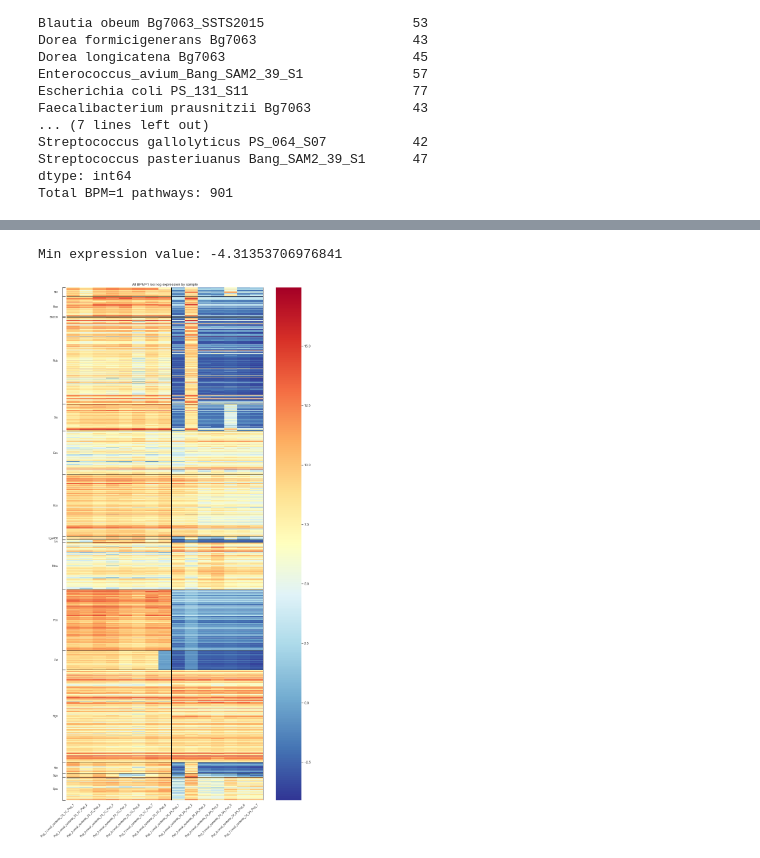
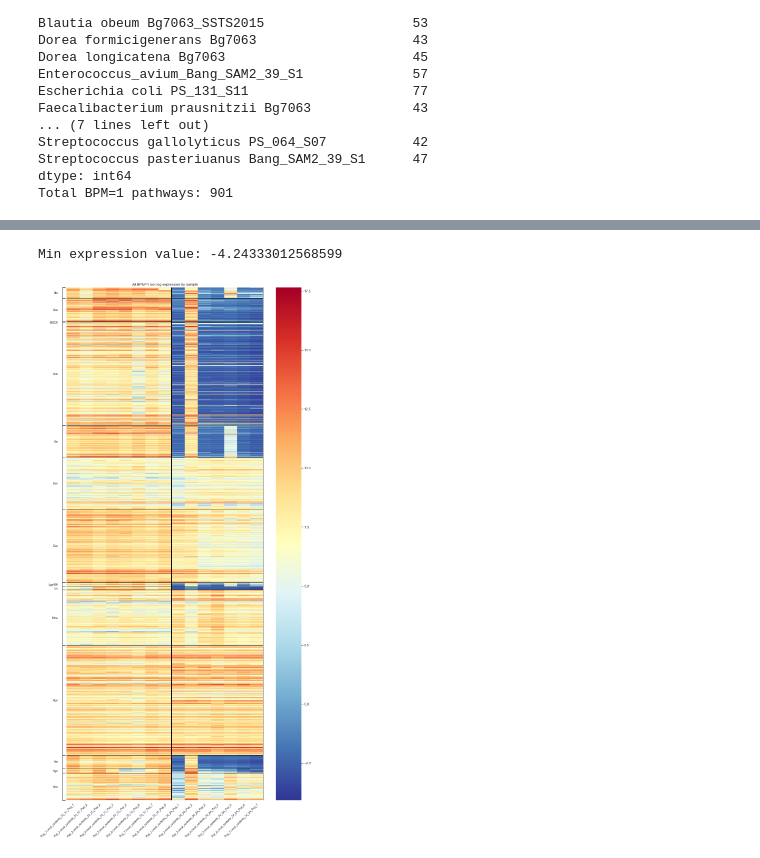
Before and after one commit to evanmlee/GordonLab, a Jupyter notebook: HOSVD_BPM_processing.ipynb, the cells around one changed output, grey strips where cells are left out. Drawn from its saved outputs; the diff is of its cells as text; code cells hidden in the pictures.

```diff
--- a/HOSVD_BPM_processing.ipynb
+++ b/HOSVD_BPM_processing.ipynb
@@ -77,10 +77,11 @@ def vc_strain_locus_tag(expr_df,mcseed_df):
     locus_vc_df.loc[:,"Strain"] = locus_tag_strains
     return locus_vc_df
 # %%
-transformed_data_dir = "formatted_output/transformed/thr3_prev0.3_cecal"
+transformed_data_dir = "formatted_output/transformed/thr3_prev0.3_cecal_nonprevotella"
 param_str = re.match(r"formatted_output\/transformed\/([\w_\.]+)",transformed_data_dir).groups()[0]
-figures_dir = "figures/{0}".format(param_str)
-os.makedirs(figures_dir)
+figures_dir = "figures/{0}/heatmap".format(param_str)
+if not os.path.exists(figures_dir):
+    os.makedirs(figures_dir)
 
 filt_tpm_fpath = "{0}/filt_merged_tpm.csv".format(transformed_data_dir)
 filt_vst_fpath = "{0}/filt_merged_vst.csv".format(transformed_data_dir)
@@ -426,7 +428,7 @@ if not os.path.exists(bpm_filt_dir):
 
 write_bpm_filt_tables = True
 if write_bpm_filt_tables:
-    bpm_filt_expr_df.to_csv("{0}/bpm_filt_log.csv".format(bpm_filt_dir))
+    bpm_filt_expr_df.to_csv("{0}/bpm_filt_{1}.csv".format(bpm_filt_dir,DATASET))
     #Write non-na versions of aggregated phenotypes to csv
 #     all_pht_df = pht_aggregation_bpm1(filt_expr_df,bpm_df,mcseed_df,agg_method="agg_method,
 #                                  pathway_minimum_fill="min")#log version
@@ -435,8 +437,8 @@ if write_bpm_filt_tables:
     min_expr = filt_expr_df.values.min()
     #Drop rows where phenotype expression is min_expr in all samples for condensed_allpht_df
     condensed_allpht_df = all_pht_df.loc[~(all_pht_df == min_expr).all(axis=1),:]
-    all_pht_df.to_csv("{0}/bpm1_agg_pht_log.csv".format(bpm_filt_dir))
-    condensed_allpht_df.to_csv("{0}/condensed_agg_pht_log.csv".format(bpm_filt_dir))
+    all_pht_df.to_csv("{0}/bpm1_agg_pht_{1}.csv".format(bpm_filt_dir,DATASET))
+    condensed_allpht_df.to_csv("{0}/condensed_agg_pht_{1}.csv".format(bpm_filt_dir,DATASET))
 
 
 plot_transcript_heatmap = True
@@ -458,36 +460,36 @@ if plot_transcript_heatmap:
     bpm_filt_locus_vc_df.set_index("Strain",inplace=True)
 
     strain_hline_pos, strain_label_pos = [0], []
     for strain,loci_count in bpm_filt_locus_vc_df["Filtered Loci"].iteritems():
         #position is top of block of strain phenotypes; top of heatmap is position 0
         strain_hline_pos.append((bpm_filt_locus_vc_df["Filtered Loci"].loc[:strain].sum()))
         strain_label_pos.append((bpm_filt_locus_vc_df["Filtered Loci"].loc[:strain].sum())-loci_count/2)
     #hline and vline plotting for cecal-ileal (x-axis), 1C-2A (x-axis), and strain (y-axis) separation
     cecal_ileal_vline = n_1C_cecal + n_2A_cecal
     g.vlines([cecal_ileal_vline],*g.get_ylim(),color="black",linewidth=3)
     arm_vlines = [n_1C_cecal,n_1C_cecal+n_1C_ileal+n_2A_cecal]
     g.vlines(arm_vlines,*g.get_ylim(),color="black",linewidth=2)
     g.hlines(strain_hline_pos[1:-1],*g.get_xlim(),color="black",linewidth=1)
     #Set y-ticks to be strains for block of loci
     g.yaxis.tick_left()
     g.set_yticks(strain_hline_pos)
 #     g.minorticks_on()
 #     g.tick_params(left=True)
     g.yaxis.set_major_formatter(ticker.NullFormatter())
     g.yaxis.set_minor_locator(ticker.FixedLocator(strain_label_pos))
     g.yaxis.set_minor_formatter(ticker.FixedFormatter([STRAIN_TAGS[strain] for strain in bpm_filt_locus_vc_df.index]))
     g.tick_params(axis='y',which='minor', length=0,pad=15,labelsize=9,color="black")
     g.tick_params(axis='y',which='major',length=10,direction="in",color="black")
     g.spines.left.set_color('black')
     g.spines.left.set_position(("axes",-.02))
     g.spines.left.set_visible('black')
 
     g.set_xticklabels(g.get_xticklabels(),rotation=45,ha='right', rotation_mode='anchor',fontsize=9)
     g.set_facecolor("#C0C0C0")
-    plt.savefig("{0}/bpm1_transcripts.png".format(figures_dir), dpi=200, facecolor='w',bbox_inches="tight")
+    plt.savefig("{0}/bpm1_transcripts_{1}.png".format(figures_dir,DATASET), dpi=200, facecolor='w',bbox_inches="tight")
 # %% [output]
-Min expression value: -4.31353706976841
+Min expression value: -4.24333012568599
-[figure, old version]
+[figure, new version]
 # %%
 plt.hist(bpm_filt_expr_df.values.flatten(),bins=30)
 # %% [output]
```
Also changed, not shown: parts of 5 cells of this notebook, 2 other files.
